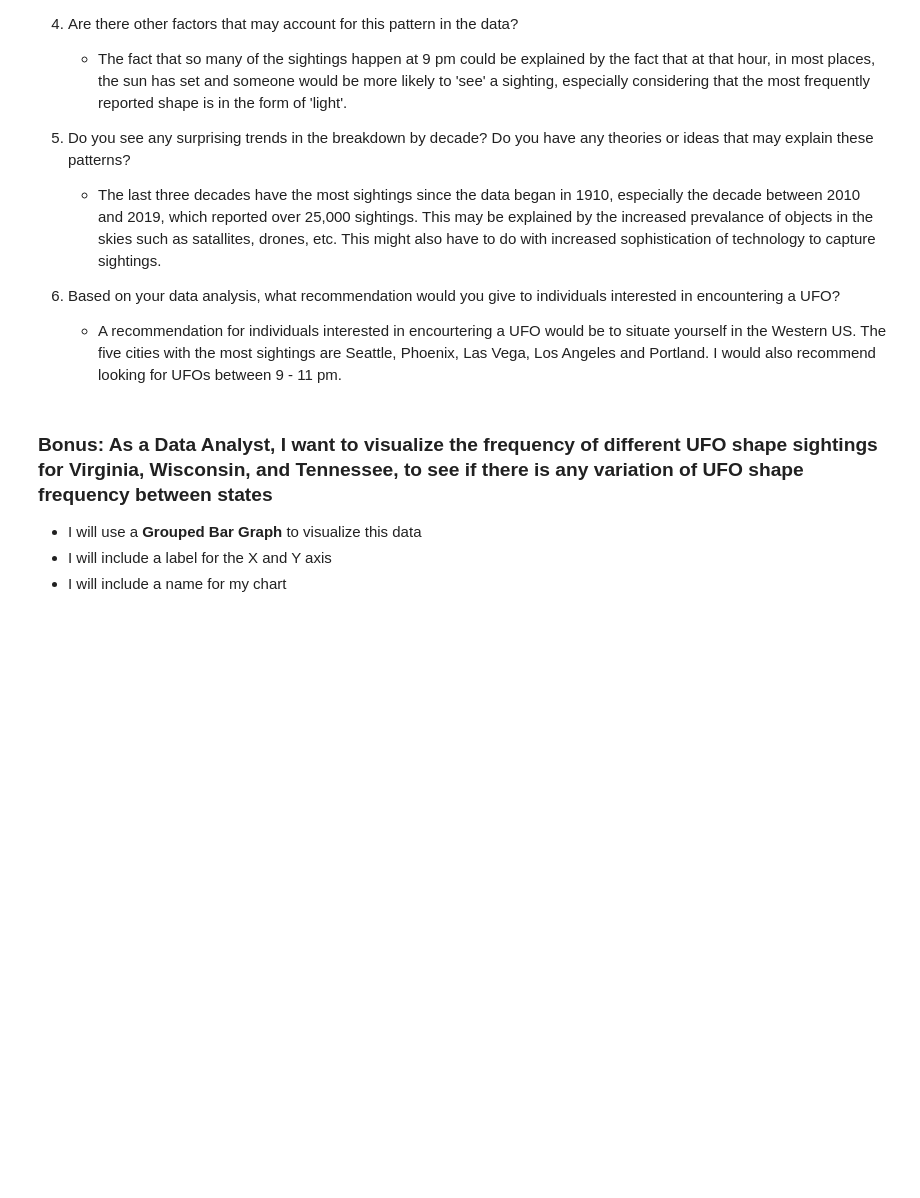
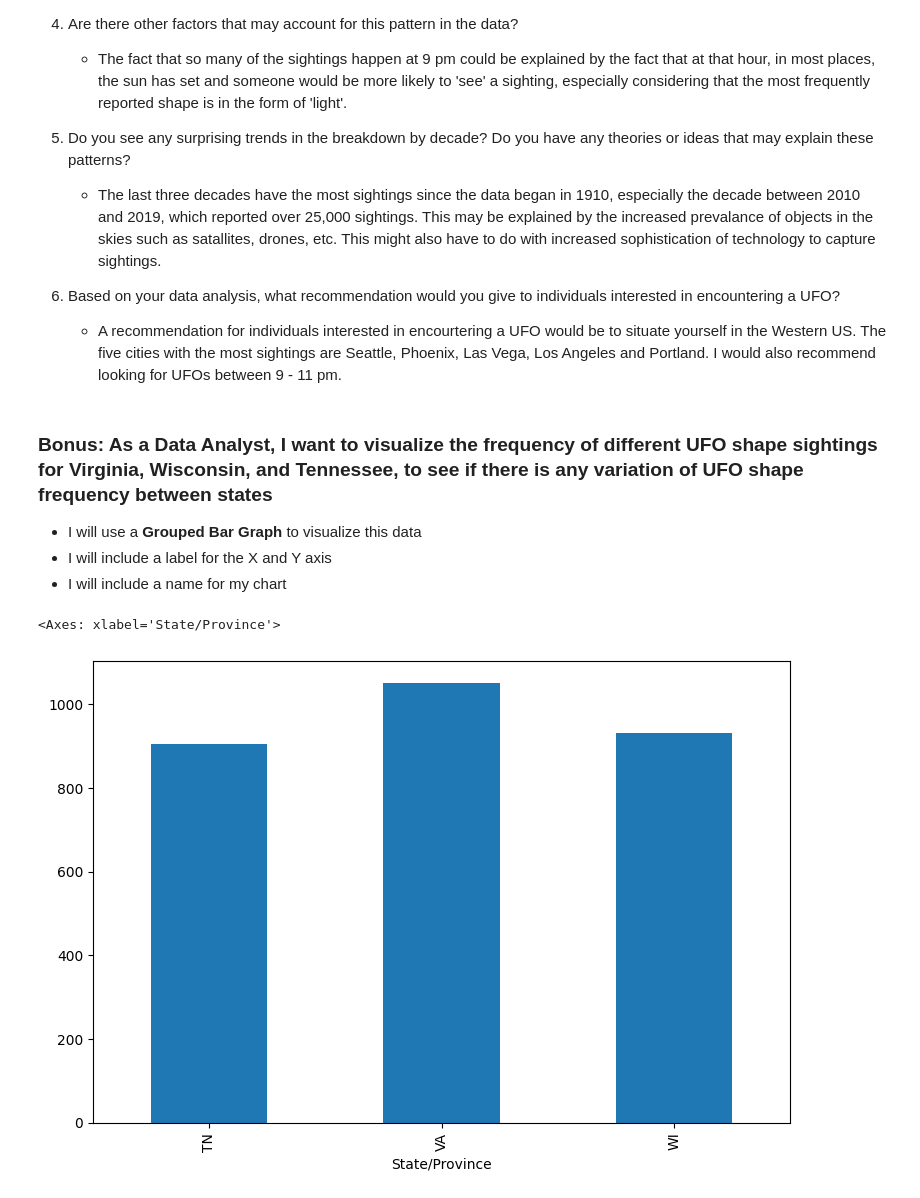
Before and after one commit to JenVega09/Visualizing_data_using_Matplotlib, a Jupyter notebook: Pandas_MatPlotLib_User_Stories.ipynb, the cells around one changed output. Saved outputs shown, nothing was run; the diff lists cells and outputs as text; code cells hidden in the pictures; blank space fills up the shorter version.

Commit message:
Attempted bonus, tbc at later date

```diff
--- a/Pandas_MatPlotLib_User_Stories.ipynb
+++ b/Pandas_MatPlotLib_User_Stories.ipynb
@@ -148,3 +148,10 @@ plt.ylabel("Sightings", fontsize = 12);
 * I will use a **Grouped Bar Graph** to visualize this data
 * I will include a label for the X and Y axis
 * I will include a name for my chart
+# %%
+bonus_df = filtered_df[filtered_df["State/Province"].isin (["WI", "VA", "TN"])]
+# bonus_df.value_counts()
+bonus_df["State/Province"].value_counts().sort_index().plot.bar(figsize = (9, 6))
+# %% [output]
+<Axes: xlabel='State/Province'>
+[figure, added]
```
